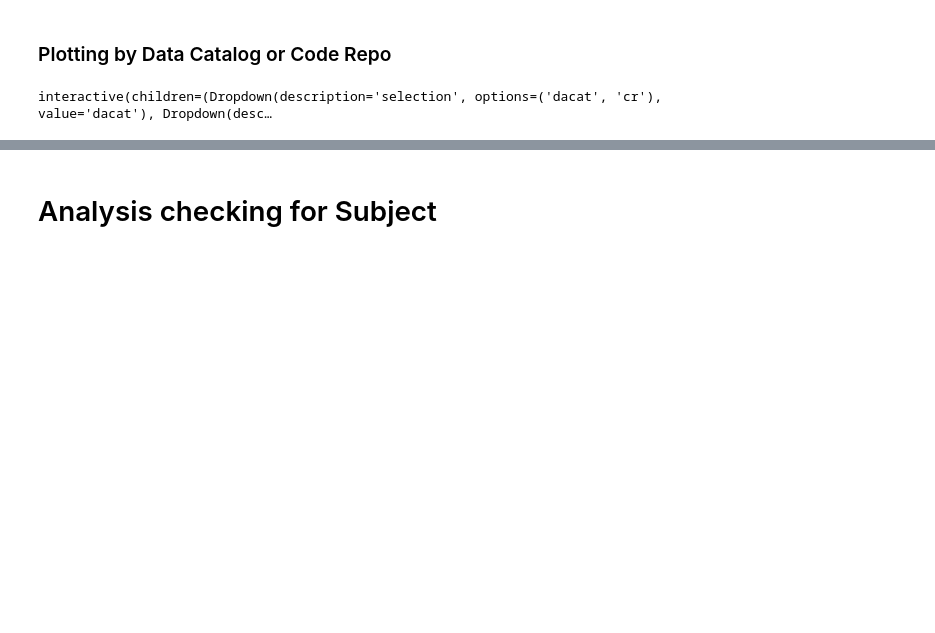
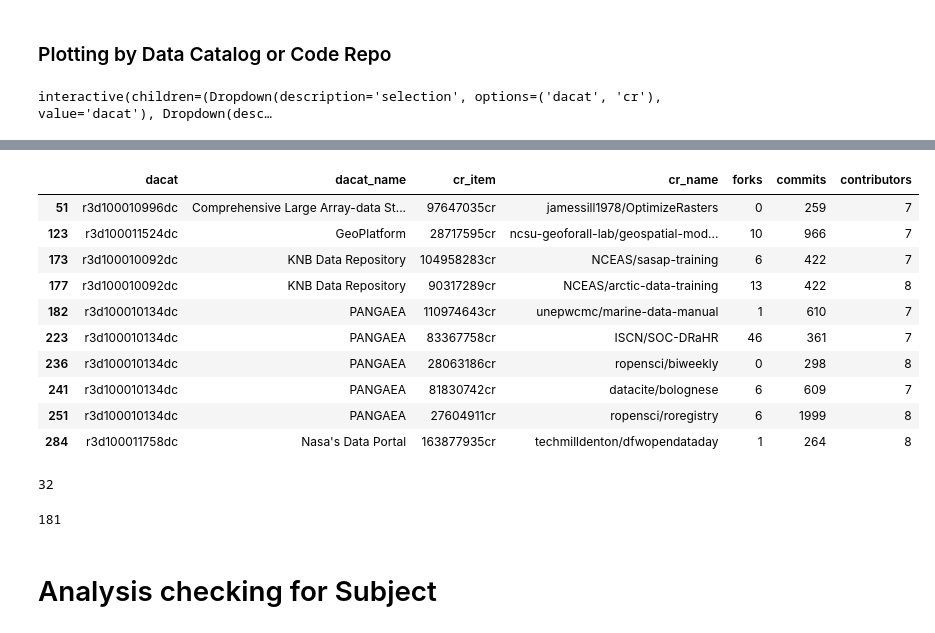
Before and after one commit to throughput-ec/NeotomaRecommender, a Jupyter notebook: GithubAnalysis/GH_Analysis.ipynb, the cells around one changed output, grey strips where cells are left out. Cells and saved outputs as stored; diff of their text form; code cells hidden in the pictures; blank space fills up the shorter version.

```diff
--- a/GithubAnalysis/GH_Analysis.ipynb
+++ b/GithubAnalysis/GH_Analysis.ipynb
@@ -223,3 +390,32 @@ interactive(children=(Dropdown(description='opt', options=('commits', 'forks', '
+# %%
+meta_df[(meta_df['contributors'] == 7) | (meta_df['contributors'] == 8)]
+# %% [output]
+|  | dacat | dacat_name | cr_item | cr_name | forks | commits | contributors |
+| 51 | r3d100010996dc | Comprehensive Large Array-data St... | 97647035cr | jamessill1978/OptimizeRasters | 0 | 259 | 7 |
+| 123 | r3d100011524dc | GeoPlatform | 28717595cr | ncsu-geoforall-lab/geospatial-mod... | 10 | 966 | 7 |
+| 173 | r3d100010092dc | KNB Data Repository | 104958283cr | NCEAS/sasap-training | 6 | 422 | 7 |
+| 177 | r3d100010092dc | KNB Data Repository | 90317289cr | NCEAS/arctic-data-training | 13 | 422 | 8 |
+| 182 | r3d100010134dc | PANGAEA | 110974643cr | unepwcmc/marine-data-manual | 1 | 610 | 7 |
+| 223 | r3d100010134dc | PANGAEA | 83367758cr | ISCN/SOC-DRaHR | 46 | 361 | 7 |
+| 236 | r3d100010134dc | PANGAEA | 28063186cr | ropensci/biweekly | 0 | 298 | 8 |
+| 241 | r3d100010134dc | PANGAEA | 81830742cr | datacite/bolognese | 6 | 609 | 7 |
+| 251 | r3d100010134dc | PANGAEA | 27604911cr | ropensci/roregistry | 6 | 1999 | 8 |
+| 284 | r3d100011758dc | Nasa's Data Portal | 163877935cr | techmilldenton/dfwopendataday | 1 | 264 | 8 |
+# %%
+a = int(len(list(sorted(list(np.log(meta_df['commits'])))))/10)
+a
+# %% [output]
+32
+# %%
+a = int(len(list(sorted(list(np.log(meta_df['commits'])))))/10)
+
+range_list = sorted(list(meta_df['commits']))
+range_list_skipped = range_list[0:len(list(meta_df['commits'])):a]
+range_list_skipped.append(range_list[-1])
+range_list_skipped = sorted(list(set(range_list)))
+len(range_list_skipped)
+# %% [output]
+181
 # %% [markdown]
 # Analysis checking for Subject
 # %%
```
Also changed, not shown: parts of 38 cells of this notebook, 16 other files.
